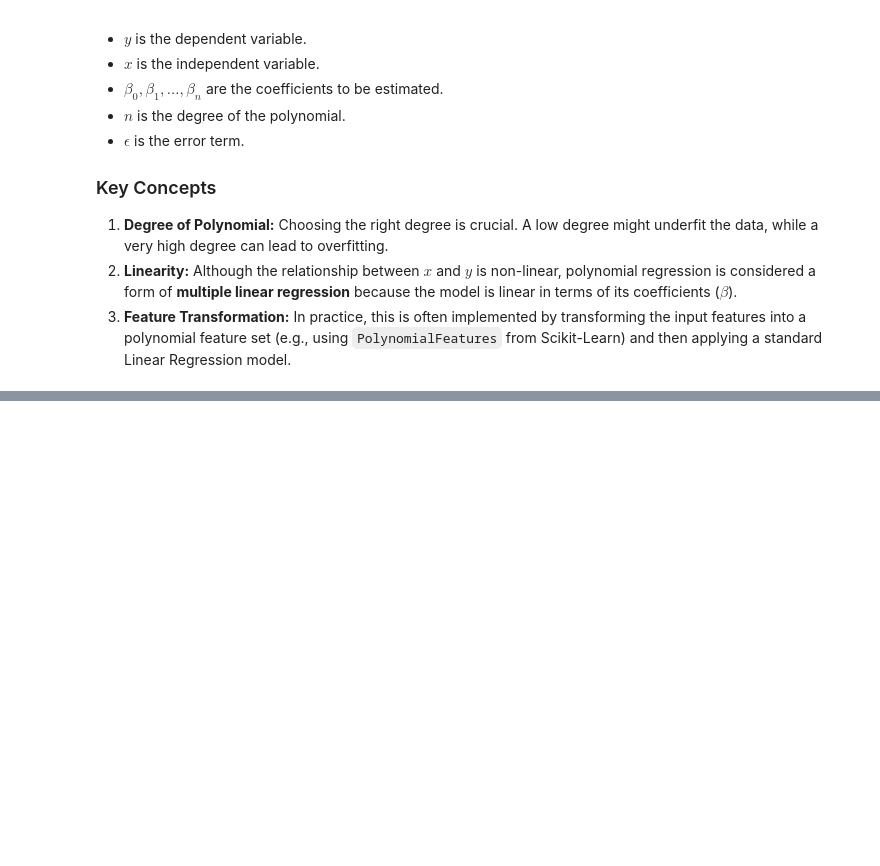
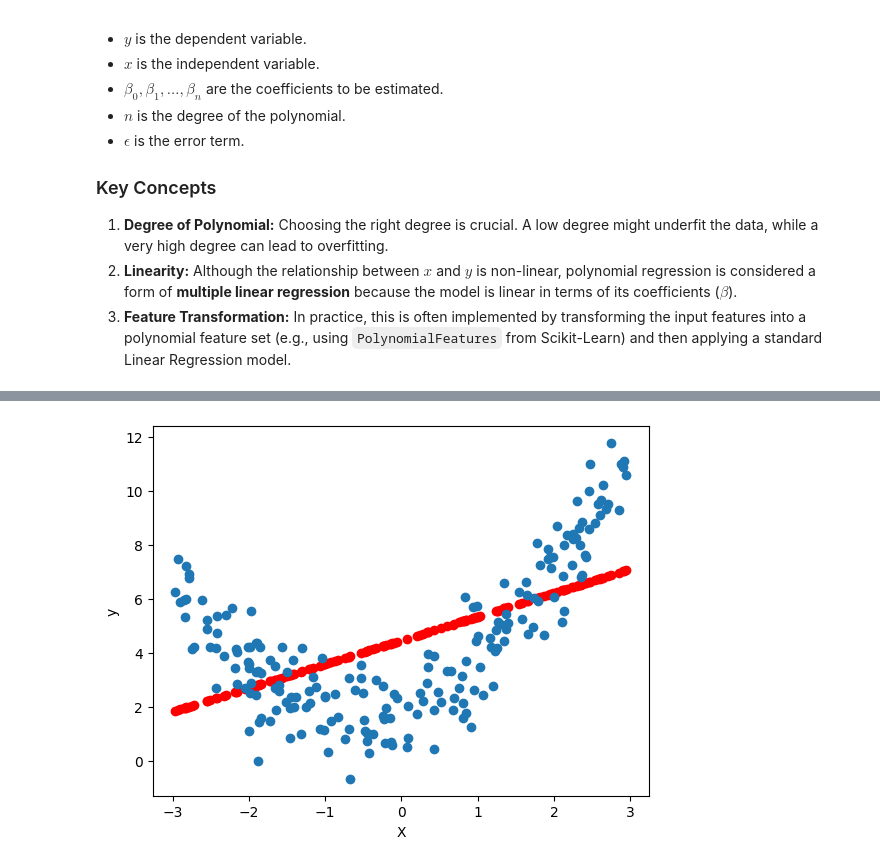
Before and after one commit to Ashura369/Python_and_Data_Science, a Jupyter notebook: 0 ML lecture/21_0 polynomial regression.ipynb, the cells around one changed output, grey strips where cells are left out. Saved outputs shown, nothing was run; the diff lists cells and outputs as text; code cells hidden in the pictures; blank space fills up the shorter version.

```diff
--- a/0 ML lecture/21_0 polynomial regression.ipynb
+++ b/0 ML lecture/21_0 polynomial regression.ipynb
@@ -42,0 +75,8 @@ y = 0.8 * X**2 + 0.9 * X + 2 + np.random.randn(200, 1)
+# %%
+plt.scatter(X_train, lr.predict(X_train), color='r')
+plt.scatter(X, y)
+plt.xlabel("X")
+plt.ylabel("y")
+plt.show()
+# %% [output]
+[figure, added]
```
Also changed, not shown: parts of 5 cells of this notebook, 2 other files.
